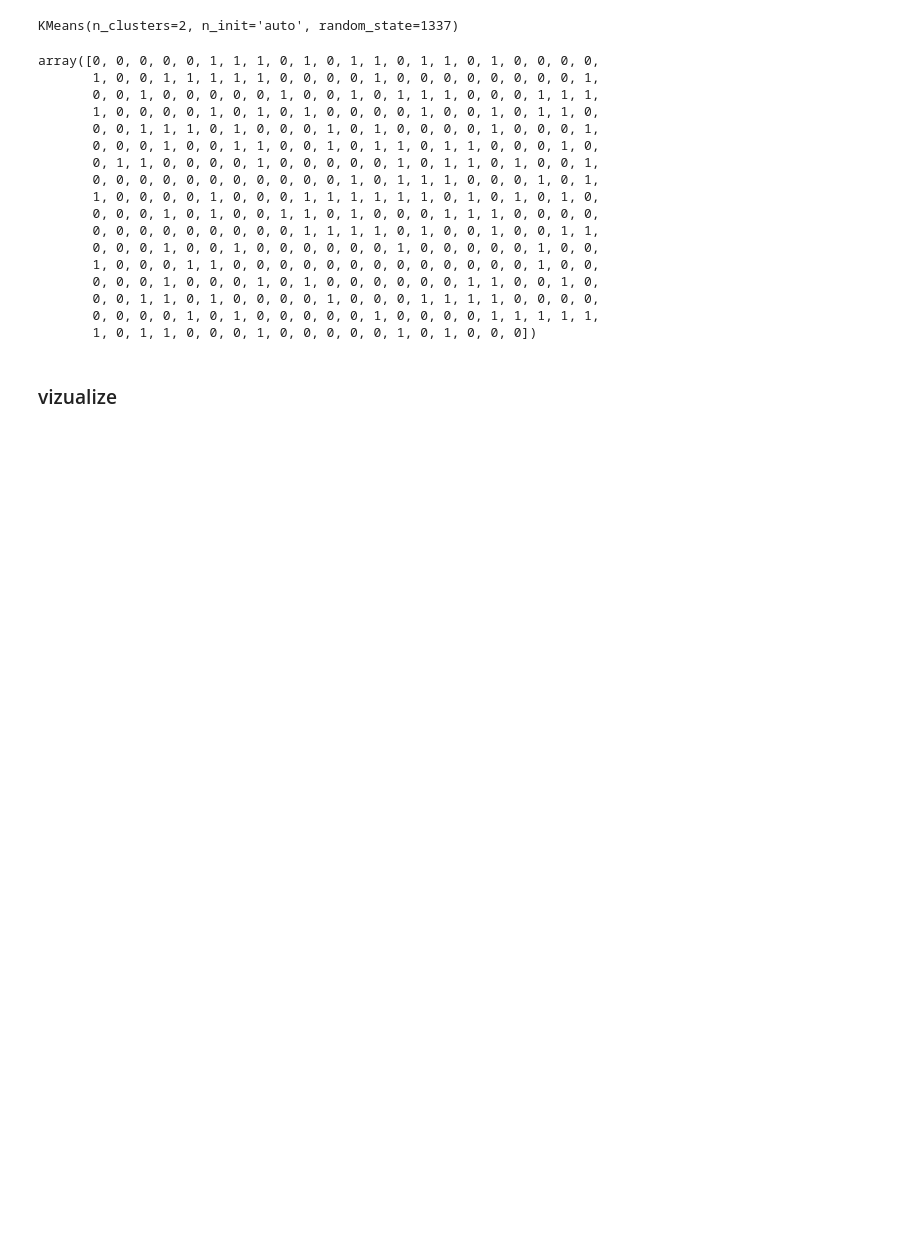
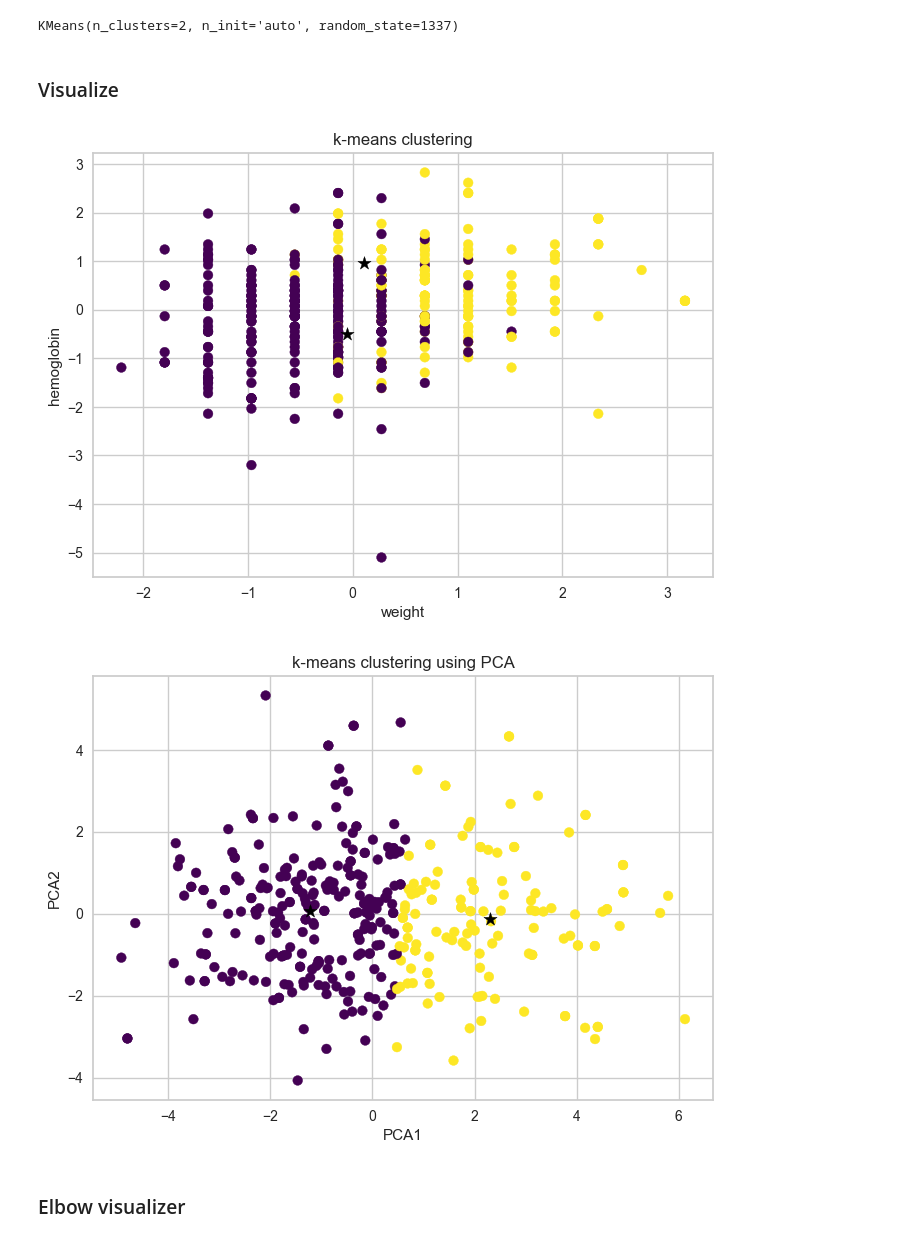
Before and after one commit to balooooooooo/machine_learning_1_coursework, a Jupyter notebook: clustering.ipynb, the cells around one changed output. Drawn from its saved outputs; the diff is of its cells as text; code cells hidden in the pictures; blank space fills up the shorter version.

```diff
--- a/clustering.ipynb
+++ b/clustering.ipynb
@@ -20,26 +22,28 @@ kmeans.fit(clustering_data)
 kmeans_pca.fit(clustering_pca)
 # %% [output]
 KMeans(n_clusters=2, n_init='auto', random_state=1337)
-# %%
-kmeans.predict(clustering_data)
-kmeans.labels_
-# %% [output]
-array([0, 0, 0, 0, 0, 1, 1, 1, 0, 1, 0, 1, 1, 0, 1, 1, 0, 1, 0, 0, 0, 0,
-       1, 0, 0, 1, 1, 1, 1, 1, 0, 0, 0, 0, 1, 0, 0, 0, 0, 0, 0, 0, 0, 1,
-       0, 0, 1, 0, 0, 0, 0, 0, 1, 0, 0, 1, 0, 1, 1, 1, 0, 0, 0, 1, 1, 1,
-       1, 0, 0, 0, 0, 1, 0, 1, 0, 1, 0, 0, 0, 0, 1, 0, 0, 1, 0, 1, 1, 0,
-       0, 0, 1, 1, 1, 0, 1, 0, 0, 0, 1, 0, 1, 0, 0, 0, 0, 1, 0, 0, 0, 1,
-       0, 0, 0, 1, 0, 0, 1, 1, 0, 0, 1, 0, 1, 1, 0, 1, 1, 0, 0, 0, 1, 0,
-       0, 1, 1, 0, 0, 0, 0, 1, 0, 0, 0, 0, 0, 1, 0, 1, 1, 0, 1, 0, 0, 1,
-       0, 0, 0, 0, 0, 0, 0, 0, 0, 0, 0, 1, 0, 1, 1, 1, 0, 0, 0, 1, 0, 1,
-       1, 0, 0, 0, 0, 1, 0, 0, 0, 1, 1, 1, 1, 1, 1, 0, 1, 0, 1, 0, 1, 0,
-       0, 0, 0, 1, 0, 1, 0, 0, 1, 1, 0, 1, 0, 0, 0, 1, 1, 1, 0, 0, 0, 0,
-       0, 0, 0, 0, 0, 0, 0, 0, 0, 1, 1, 1, 1, 0, 1, 0, 0, 1, 0, 0, 1, 1,
-       0, 0, 0, 1, 0, 0, 1, 0, 0, 0, 0, 0, 0, 1, 0, 0, 0, 0, 0, 1, 0, 0,
-       1, 0, 0, 0, 1, 1, 0, 0, 0, 0, 0, 0, 0, 0, 0, 0, 0, 0, 0, 1, 0, 0,
-       0, 0, 0, 1, 0, 0, 0, 1, 0, 1, 0, 0, 0, 0, 0, 0, 1, 1, 0, 0, 1, 0,
-       0, 0, 1, 1, 0, 1, 0, 0, 0, 0, 1, 0, 0, 0, 1, 1, 1, 1, 0, 0, 0, 0,
-       0, 0, 0, 0, 1, 0, 1, 0, 0, 0, 0, 0, 1, 0, 0, 0, 0, 1, 1, 1, 1, 1,
-       1, 0, 1, 1, 0, 0, 0, 1, 0, 0, 0, 0, 0, 1, 0, 1, 0, 0, 0])
+# %%
+# save the centroids for easier visualization
+centers = kmeans.cluster_centers_
+centers_pca = kmeans_pca.cluster_centers_
 # %% [markdown]
-### vizualize
+### Visualize
+# %%
+plt.scatter(x = clustering_data['weight(kg)'], y = clustering_data['hemoglobin'], c = kmeans.labels_, cmap = 'viridis')
+plt.scatter(centers[:,0], centers[:,1], marker='*', s=100, c='black')
+plt.title('K-means clustering')
+plt.xlabel('weight')
+plt.ylabel('hemoglobin')
+plt.show()
+
+plt.scatter(x = clustering_pca['pca1'],y =  clustering_pca['pca2'], c = kmeans_pca.labels_, cmap = 'viridis')
+plt.scatter(centers_pca[:,0], centers_pca[:,1], marker='*', s=100, c='black')
+plt.title('K-means clustering using PCA')
+plt.xlabel('PCA1')
+plt.ylabel('PCA2')
+plt.show()
+# %% [output]
+[figure, added]
+[figure, added]
+# %% [markdown]
+### Elbow visualizer
```
Also changed, not shown: parts of 26 cells of this notebook, 1 other file.
